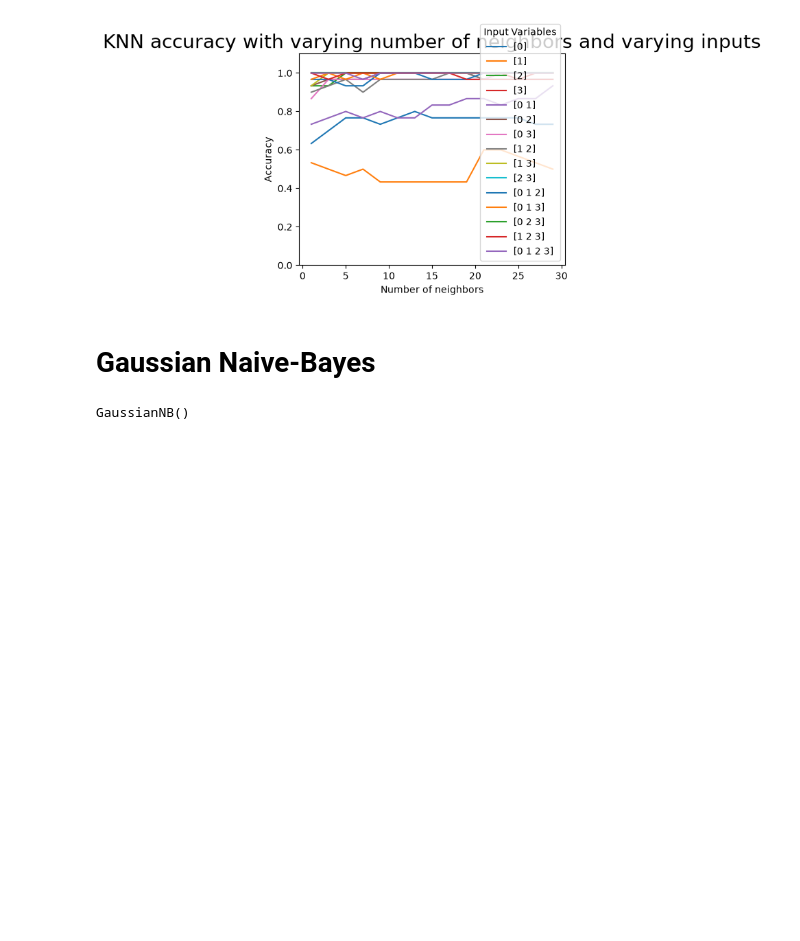
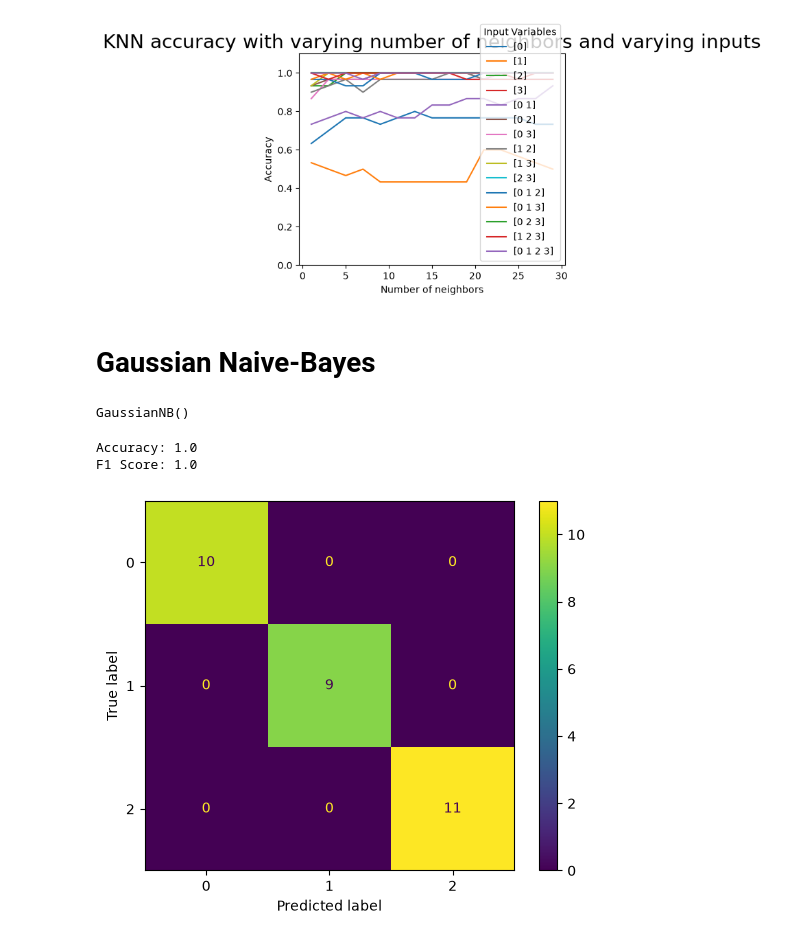
Before and after one commit to benandrews-dev/CD704-ML, a Jupyter notebook: sklearn_toy_datasets/iris/iris.ipynb, the cells around one changed output. Cells and saved outputs as stored; diff of their text form; code cells hidden in the pictures; blank space fills up the shorter version.

```diff
--- a/sklearn_toy_datasets/iris/iris.ipynb
+++ b/sklearn_toy_datasets/iris/iris.ipynb
@@ -363,6 +363,7 @@ plt.show()
 from sklearn.naive_bayes import GaussianNB
 from sklearn.datasets import load_iris
 import numpy as np
+from sklearn.model_selection import train_test_split
 
 iris_load = load_iris(return_X_y=True, as_frame=True)
 data = iris_load[0]
@@ -374,6 +375,8 @@ nb = GaussianNB()
 X = data
 y = labels.ravel()  # Flatten the labels array to 1D
 
-nb.fit(X, y)
+train_data, test_data, train_label, test_label = train_test_split(data, labels, test_size=0.2, random_state=42)
+
+nb.fit(train_data, train_label.ravel())  # Fit the model with training data and labels
 # %% [output]
 GaussianNB()
@@ -412,0 +383,24 @@ for i in range(3):
+# %%
+from sklearn.metrics import (
+    accuracy_score,
+    confusion_matrix,
+    ConfusionMatrixDisplay,
+    f1_score,
+)
+
+y_pred = nb.predict(test_data)
+accuracy = accuracy_score(y_pred, test_label)
+f1 = f1_score(y_pred, test_label, average="weighted")
+
+print("Accuracy:", accuracy)
+print("F1 Score:", f1)
+# %% [output]
+Accuracy: 1.0
+F1 Score: 1.0
+# %%
+labels = [0,1,2]
+cm = confusion_matrix(test_label, y_pred, labels=labels)
+disp = ConfusionMatrixDisplay(confusion_matrix=cm, display_labels=labels)
+disp.plot();
+# %% [output]
+[figure, added]
```
Also changed, not shown: parts of 1 cell of this notebook, 6 other files.
